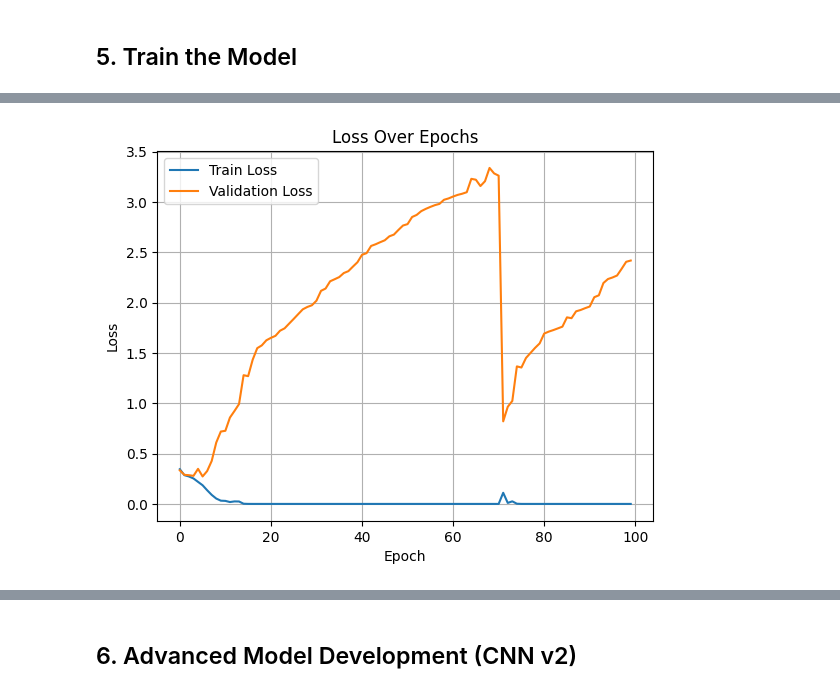
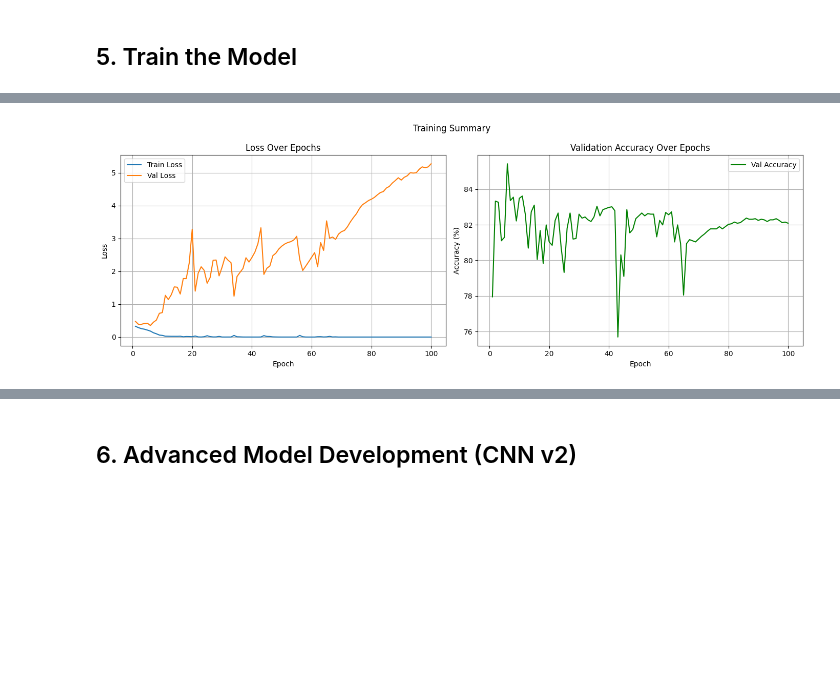
Before and after one commit to VasithaTilakumara/image-classification-cml-g30, a Jupyter notebook: notebooks/binary_classification.ipynb, the cells around one changed output, grey strips where cells are left out. Cells and saved outputs as stored; diff of their text form; code cells hidden in the pictures; blank space fills up the shorter version.

```diff
--- a/notebooks/binary_classification.ipynb
+++ b/notebooks/binary_classification.ipynb
@@ -595,14 +612,12 @@ Epoch [100/100], Train Loss: 0.0000, Val Loss: 2.4183
 # %%
-plt.plot(train_losses, label='Train Loss')
-plt.plot(val_losses, label='Validation Loss')
-plt.xlabel('Epoch')
-plt.ylabel('Loss')
-plt.title('Loss Over Epochs')
-plt.legend()
-plt.grid(True)
-plt.show()
+# plt.plot(train_losses, label='Train Loss')
+# plt.plot(val_losses, label='Validation Loss')
+# plt.xlabel('Epoch')
+# plt.ylabel('Loss')
+# plt.title('Loss Over Epochs')
+# plt.legend()
+# plt.grid(True)
+# plt.show()
-# %% [output]
-[figure, removed]
 # %%
 def plot_loss_and_accuracy(train_losses, val_losses, val_accuracies, title="Training Summary"):
     import matplotlib.pyplot as plt
@@ -638,7 +653,8 @@ optimizer = torch.optim.Adam(model.parameters(), lr=0.001)
 
 trained_model, train_losses, val_losses, val_accuracies = train_model(
     model, train_loader, val_loader,
-    criterion, optimizer, device, num_epochs=50
+    criterion, optimizer, device, num_epochs=100
 )
 
 plot_loss_and_accuracy(train_losses, val_losses, val_accuracies)
+# %% [output]
@@ -645,3 +678,4 @@ plot_loss_and_accuracy(train_losses, val_losses, val_accuracies)
+[figure, added]
 # %%
 def evaluate(model, loader, name='Validation'):
     model.eval()
```
Also changed, not shown: parts of 15 cells of this notebook, 1 other file.
